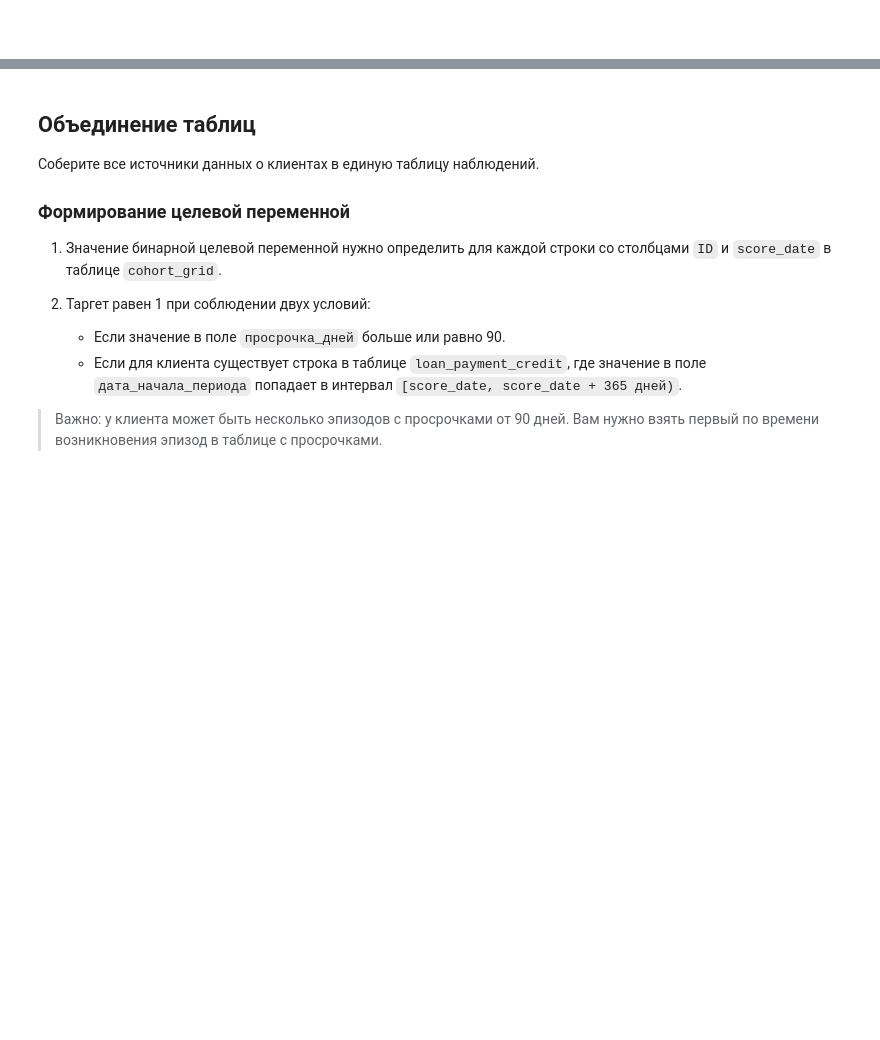
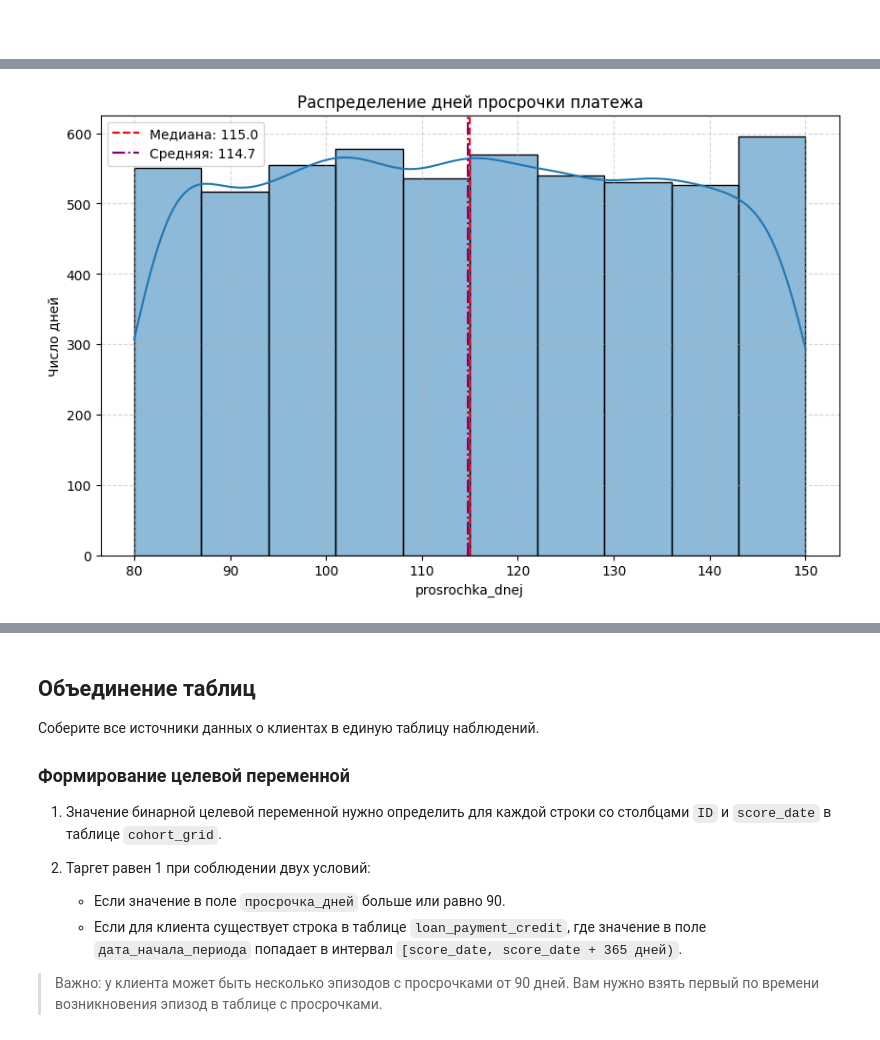
Before and after one commit to TemaQDX/sprint_15_project_behavioral_scoring, a Jupyter notebook: sprint_15_project_behavioral_scoring_Artem_Burov.ipynb, the cells around one changed output, grey strips where cells are left out. Cells and saved outputs as stored; diff of their text form; code cells hidden in the pictures; blank space fills up the shorter version.

```diff
--- a/sprint_15_project_behavioral_scoring_Artem_Burov.ipynb
+++ b/sprint_15_project_behavioral_scoring_Artem_Burov.ipynb
@@ -801,0 +998,4 @@ erDiagram
+# %%
+histogram_chart(df=df0_loan_payment_credit, attr='prosrochka_dnej', bins=10, title_text='Распределение дней просрочки платежа', ylabel='Число дней')
+# %% [output]
+[figure, added]
```
Also changed, not shown: parts of 36 cells of this notebook.
